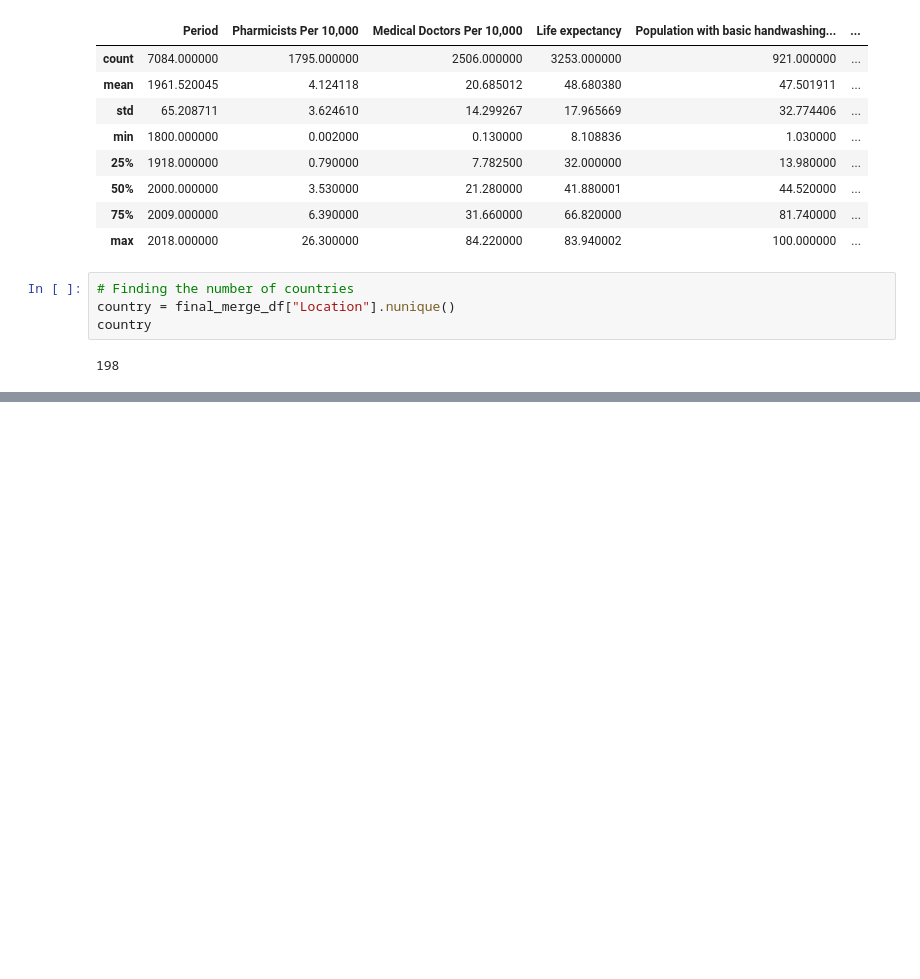
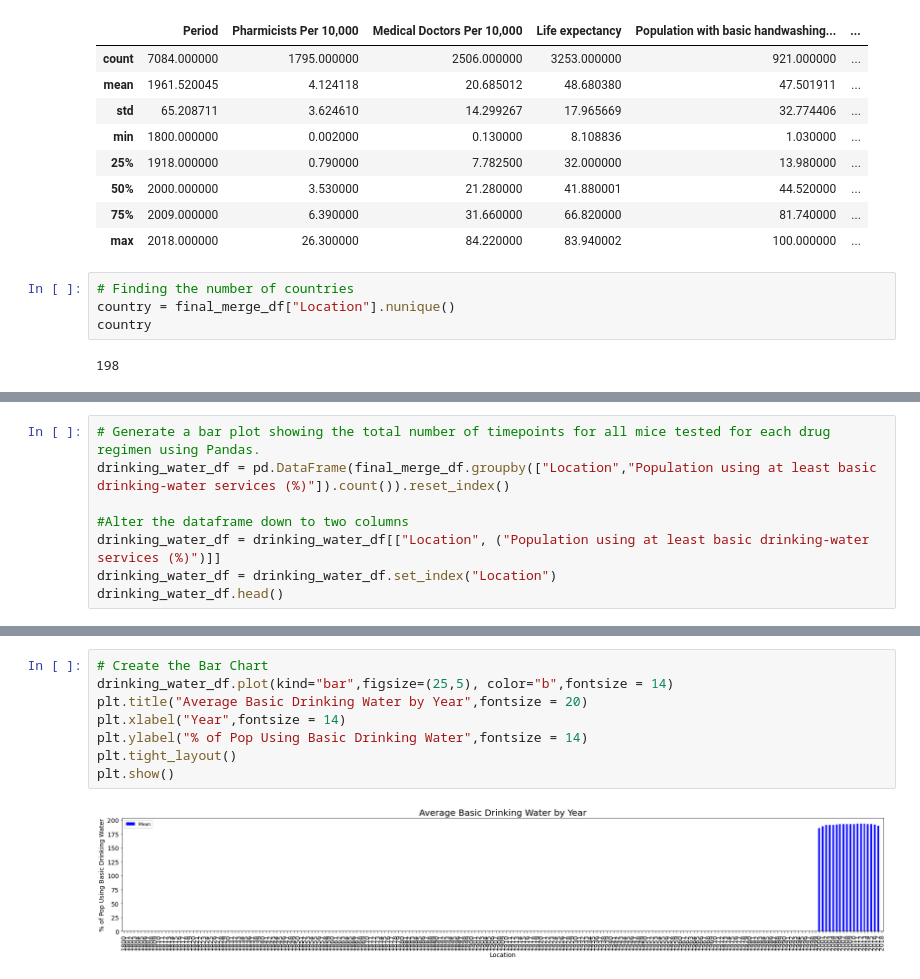
Before and after one commit to saiyidmkazmi/Project1-LifeExpectancy-, a Jupyter notebook: debra_main.ipynb, the cells around one changed output, grey strips where cells are left out. Saved outputs shown, nothing was run; the diff lists cells and outputs as text; blank space fills up the shorter version.

```diff
--- a/debra_main.ipynb
+++ b/debra_main.ipynb
@@ -207,0 +123,8 @@ Name: Population using at least basic drinking-water services (%), Length: 198,
+# %%
+# Generate a bar plot showing the total number of timepoints for all mice tested for each drug regimen using Pandas.
+drinking_water_df = pd.DataFrame(final_merge_df.groupby(["Location","Population using at least basic drinking-water services (%)"]).count()).reset_index()
+
+#Alter the dataframe down to two columns
+drinking_water_df = drinking_water_df[["Location", ("Population using at least basic drinking-water services (%)")]]
+drinking_water_df = drinking_water_df.set_index("Location")
+drinking_water_df.head()
@@ -207,0 +139,10 @@ Name: Population using at least basic drinking-water services (%), Length: 198,
+# %%
+# Create the Bar Chart
+drinking_water_df.plot(kind="bar",figsize=(25,5), color="b",fontsize = 14)
+plt.title("Average Basic Drinking Water by Year",fontsize = 20)
+plt.xlabel("Year",fontsize = 14)
+plt.ylabel("% of Pop Using Basic Drinking Water",fontsize = 14)
+plt.tight_layout()
+plt.show()
+# %% [output]
+[figure, added]
```
Also changed, not shown: parts of 21 cells of this notebook.
